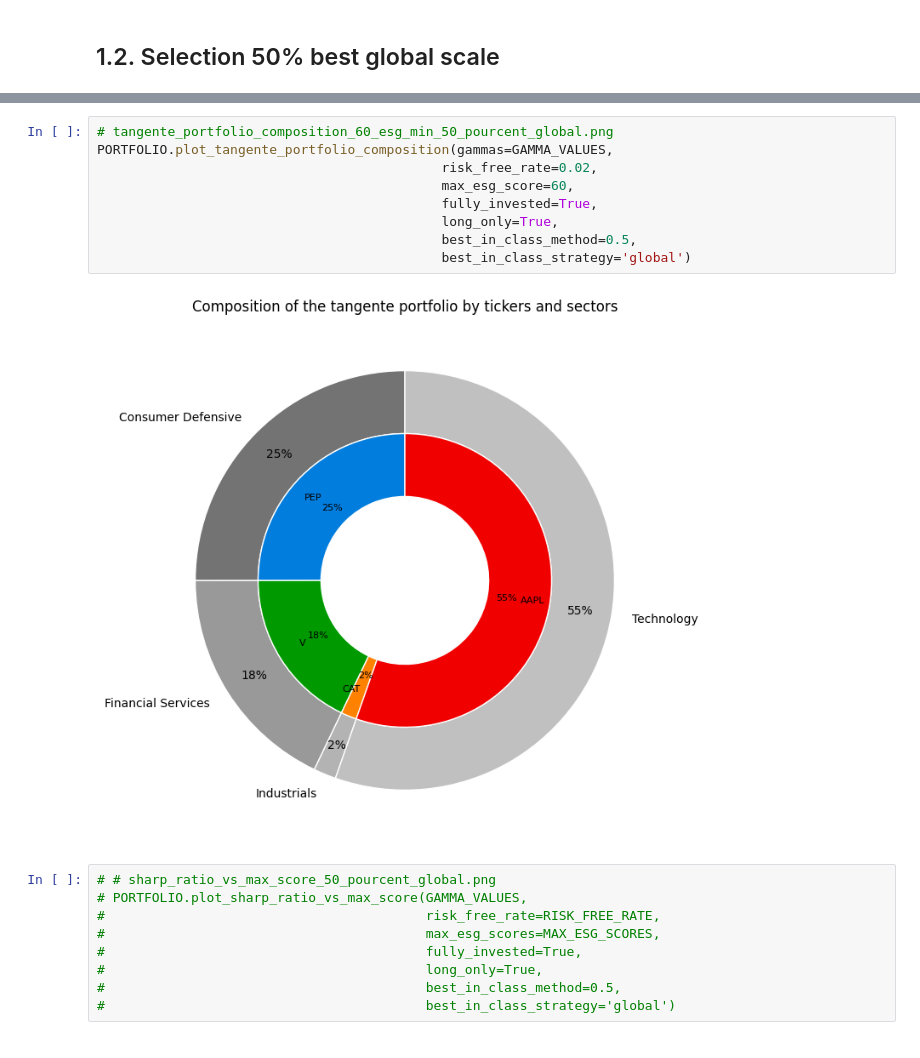
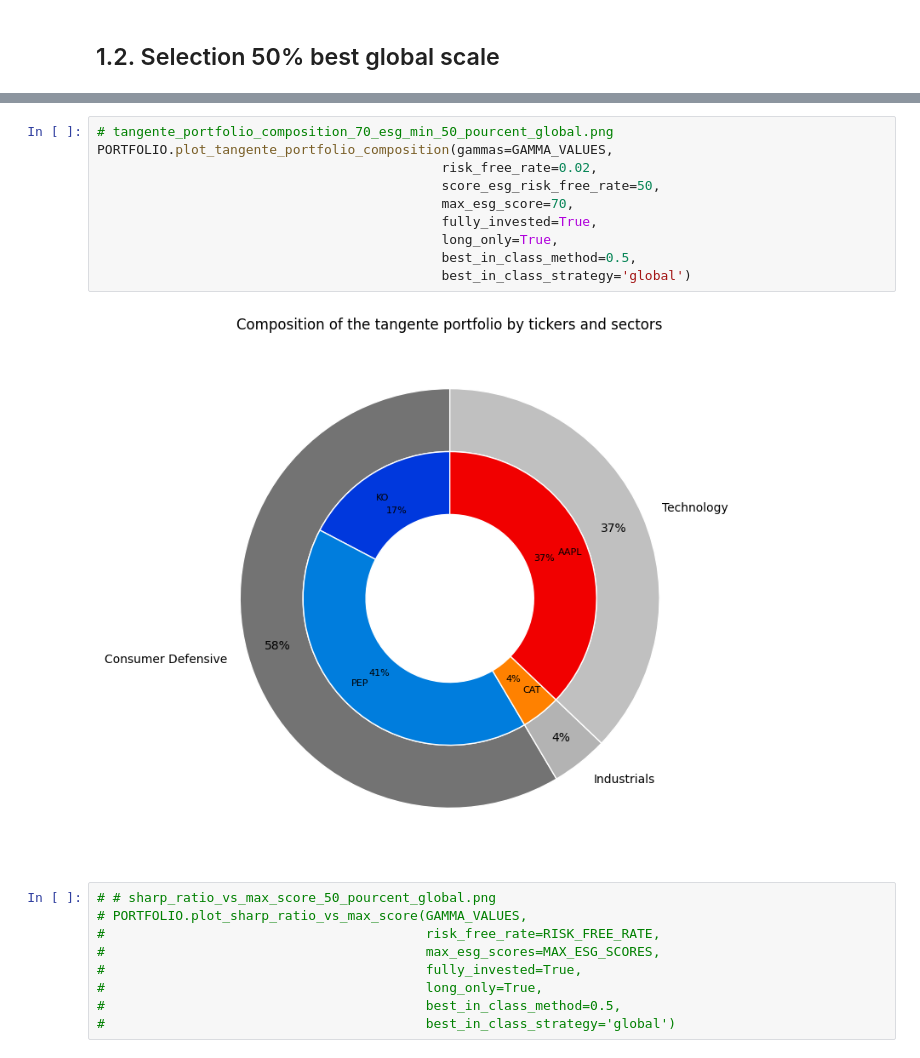
Before and after one commit to antoinedte/-Allocation_de_portefeuille_sous_contrainte_ESG, a Jupyter notebook: exploration/20240309_msci_rating copy.ipynb, the cells around one changed output, grey strips where cells are left out. Drawn from its saved outputs; the diff is of its cells as text.

```diff
--- a/exploration/20240309_msci_rating copy.ipynb
+++ b/exploration/20240309_msci_rating copy.ipynb
@@ -317,14 +317,15 @@ PORTFOLIO.plot_sharpe_ratio_and_weights_varying_esg_limit(GAMMA_VALUES,
 # %%
-# tangente_portfolio_composition_60_esg_min_50_pourcent_global.png
+# tangente_portfolio_composition_70_esg_min_50_pourcent_global.png
 PORTFOLIO.plot_tangente_portfolio_composition(gammas=GAMMA_VALUES,
                                             risk_free_rate=0.02,
-                                            max_esg_score=60,
+                                            score_esg_risk_free_rate=50,
+                                            max_esg_score=70,
                                             fully_invested=True,
                                             long_only=True,
                                             best_in_class_method=0.5,
                                             best_in_class_strategy='global')
 # %% [output]
-[figure, old version]
+[figure, new version]
 # %%
 # # sharp_ratio_vs_max_score_50_pourcent_global.png
 # PORTFOLIO.plot_sharp_ratio_vs_max_score(GAMMA_VALUES,
```
Also changed, not shown: parts of 21 cells of this notebook, 25 other files.
